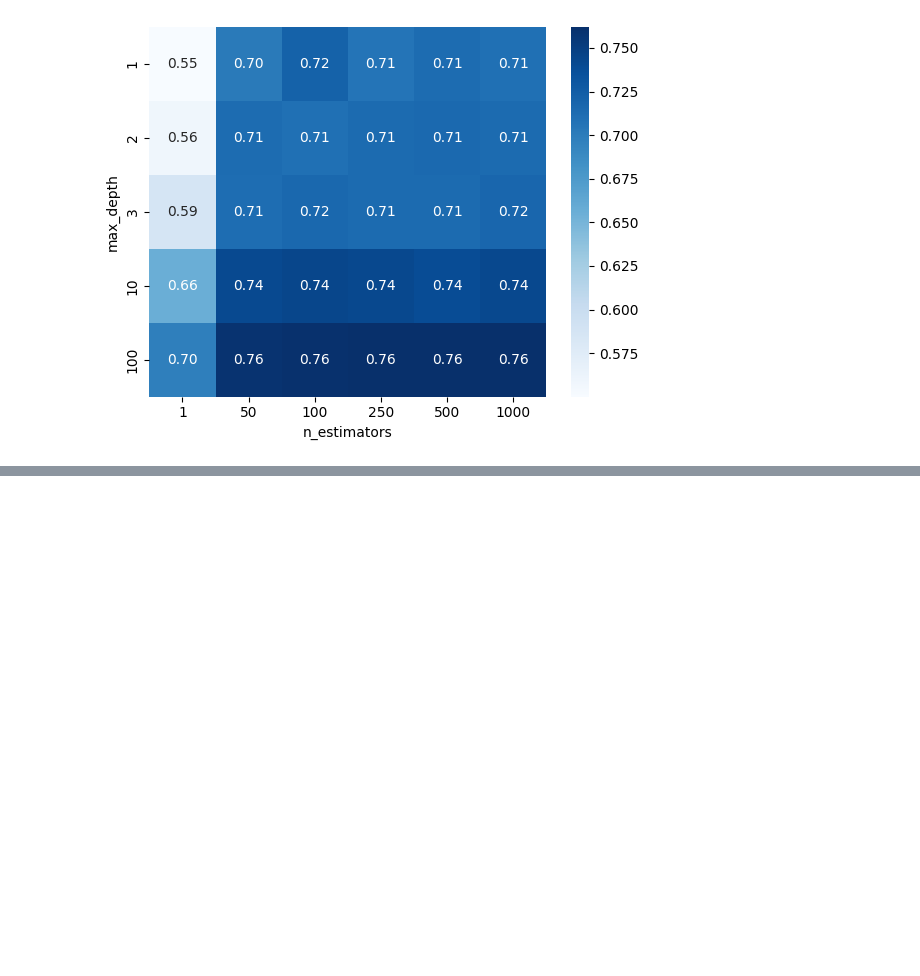
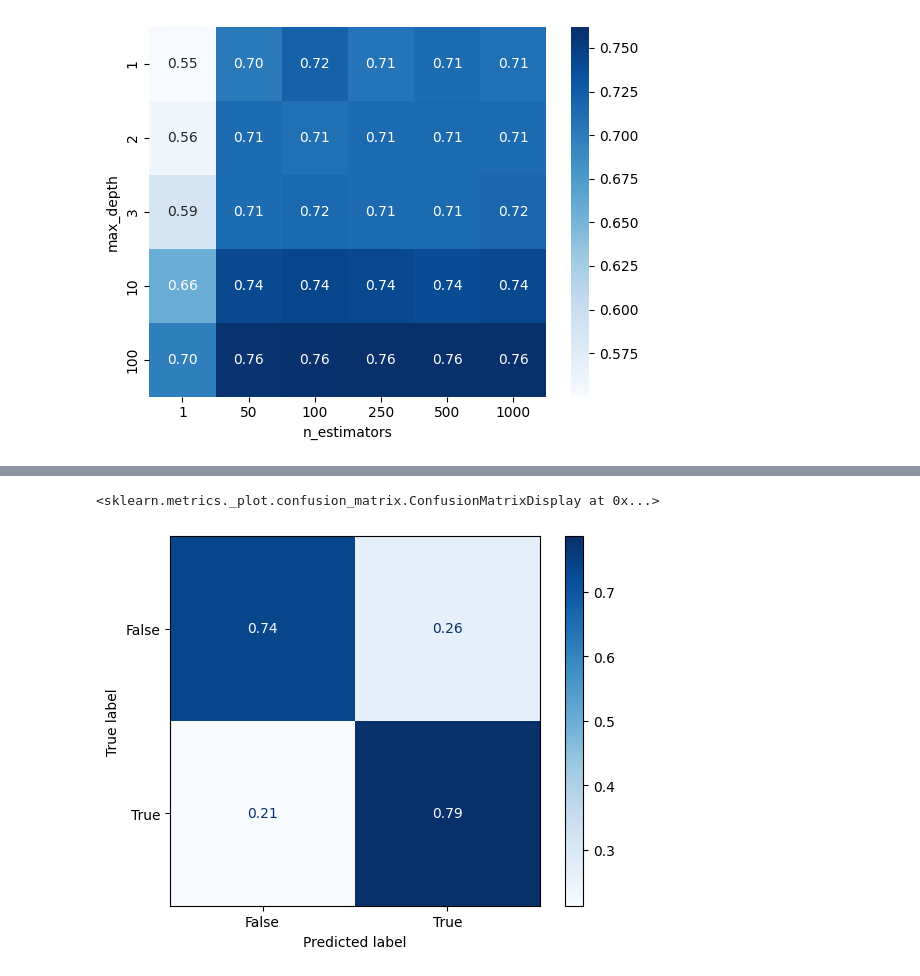
Before and after one commit to MikeGlotzkowski/pyl01, a Jupyter notebook: notebooks/day3.2.ipynb, the cells around one changed output, grey strips where cells are left out. Drawn from its saved outputs; the diff is of its cells as text; code cells hidden in the pictures; blank space fills up the shorter version.

```diff
--- a/notebooks/day3.2.ipynb
+++ b/notebooks/day3.2.ipynb
@@ -350,0 +389,16 @@ Fitting 3 folds for each of 30 candidates, totalling 90 fits
+# %%
+# train neural network model that predicts top4
+
+from sklearn.neural_network import MLPClassifier
+
+nn = MLPClassifier(hidden_layer_sizes=(100, 100), max_iter=1000, random_state=0)
+nn.fit(X_train, y_train)
+
+nn.score(X_test, y_test)
+
+# confusion matrix
+from sklearn.metrics import plot_confusion_matrix
+plot_confusion_matrix(nn, X_test, y_test, cmap=plt.cm.Blues, normalize='true')  # type: ignore
+# %% [output]
+<sklearn.metrics._plot.confusion_matrix.ConfusionMatrixDisplay at 0x...>
+[figure, added]
```
Also changed, not shown: parts of 8 cells of this notebook, 1 other file.
